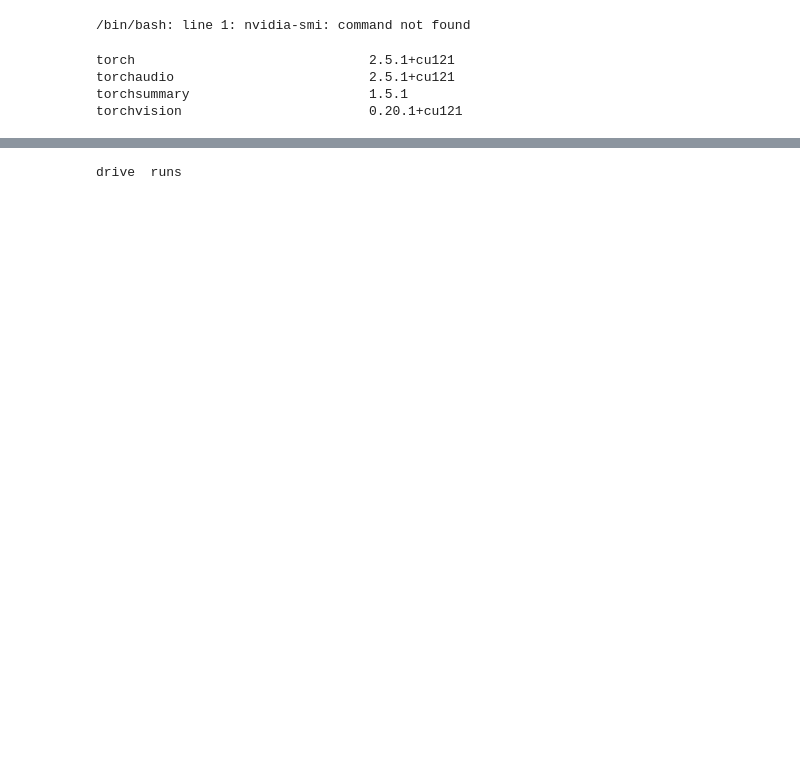
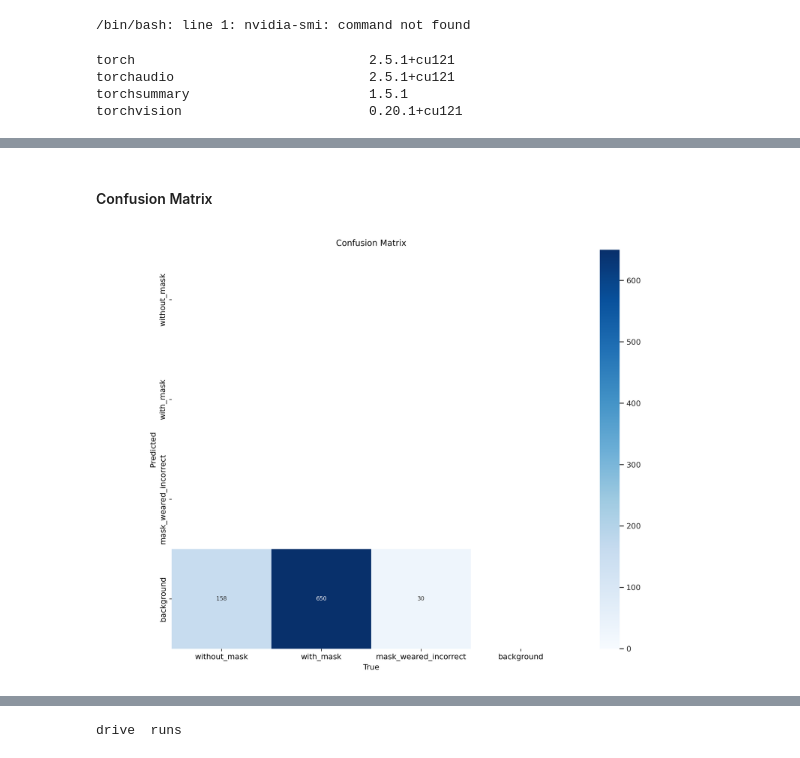
Before and after one commit to gabriel-ferreira-life/Face-Mask-Detection, a Jupyter notebook: model_training/model_training.ipynb, the cells around one changed output, grey strips where cells are left out. Cells and saved outputs as stored; diff of their text form; code cells hidden in the pictures; blank space fills up the shorter version.

```diff
--- a/model_training/model_training.ipynb
+++ b/model_training/model_training.ipynb
@@ -34,0 +71,6 @@ os.chdir('/content/drive/MyDrive/projects/Face-Mask-Detection/data')
+# %% [markdown]
+#### Confusion Matrix
+# %%
+Image(filename=f'{run_path}/confusion_matrix.png', width=600)
+# %% [output]
+[figure, added]
```
Also changed, not shown: parts of 35 cells of this notebook.
